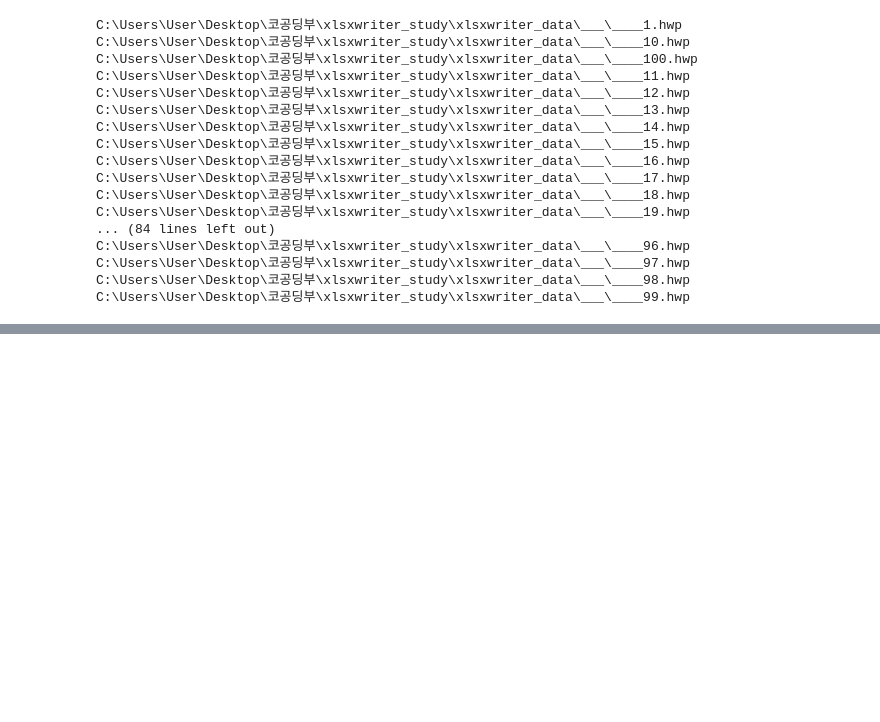
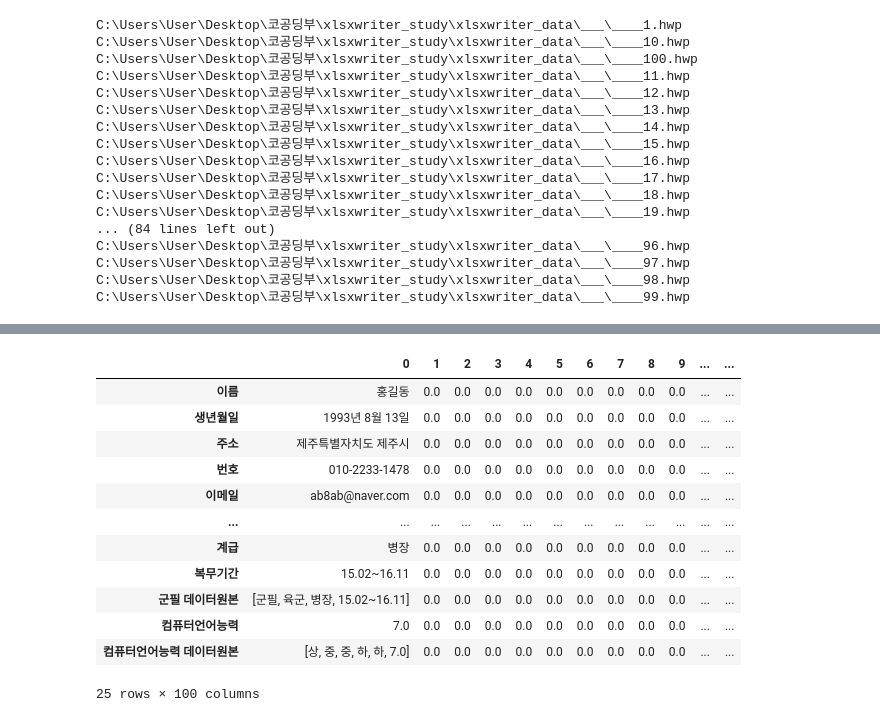
Before and after one commit to dkdlel6887/codingtest_preparing, a Jupyter notebook: xlsxwriter_study/xlsxwriter_06.ipynb, the cells around one changed output, grey strips where cells are left out. Saved outputs shown, nothing was run; the diff lists cells and outputs as text; code cells hidden in the pictures; blank space fills up the shorter version.

```diff
--- a/xlsxwriter_study/xlsxwriter_06.ipynb
+++ b/xlsxwriter_study/xlsxwriter_06.ipynb
@@ -437,0 +564,10 @@ os.listdir()
+# %%
+origin_data = [
+    ['홍길동', '1993년 8월 13일', '제주특별자치도 제주시', '010-2233-1478', 'ab8ab@naver.com'],
+    ['건국대학교', '컴퓨터공학과', 10, '졸업', '건국'],
+    [725, 9],
+    [['정보처리기사', '한국산업인력공단', '19.05.22', '한국사능력검정 1급', '국사편찬위원회', '19.08.23'], ['정보처리기사', '한국사능력검정 1급'], 5],
+    [['빅데이터 전략 마에스트로'], 2],
+    ['군필', '육군', '병장', '15.02~16.11'],
+    ['상', '중', '중', '하', '하', 7.0]
+]
@@ -437,0 +623,43 @@ os.listdir()
+# %%
+df[0] = [
+    origin_data[0][0], # 이름
+    origin_data[0][1], # 생년월일
+    origin_data[0][2], # 주소
+    origin_data[0][3], # 번호
+    origin_data[0][4], # 이메일
+    origin_data[0],    ## 확인용 데이터 원본
+    origin_data[1][0], # 학교
+    origin_data[1][1], # 전공
+    origin_data[1][2], # 학점(10점 만점)
+    origin_data[1][3], # 졸업구분
+    origin_data[1][4], # 소재지
+    origin_data[1],    ## 확인용 데이터 원본
+    origin_data[2][1], # 토익(10점 만점)
+    origin_data[2],    ## 확인용 데이터 원본
+    origin_data[3][2], # 자격증 (10점 만점)
+    origin_data[3],    ## 확인용 데이터 원본
+    origin_data[4][1], # 교육/활동/수상 (5점 만점)
+    origin_data[4][0], ## 확인용 데이터 원본
+    origin_data[5][0], # 군필여부
+    origin_data[5][1], # 군별
+    origin_data[5][2], # 계급
+    origin_data[5][3], # 복무기간
+    origin_data[5],    ## 확인용 데이터 원본
+    origin_data[6][-1],# 컴퓨터언어능력 5점 만점
+    origin_data[6],    ## 확인용 데이터 원본
+]
+df
+# %% [output]
+|  | 0 | 1 | 2 | 3 | 4 | 5 | 6 | 7 | 8 | 9 | ... | ... |
+| 이름 | 홍길동 | 0.0 | 0.0 | 0.0 | 0.0 | 0.0 | 0.0 | 0.0 | 0.0 | 0.0 | ... | ... |
+| 생년월일 | 1993년 8월 13일 | 0.0 | 0.0 | 0.0 | 0.0 | 0.0 | 0.0 | 0.0 | 0.0 | 0.0 | ... | ... |
+| 주소 | 제주특별자치도 제주시 | 0.0 | 0.0 | 0.0 | 0.0 | 0.0 | 0.0 | 0.0 | 0.0 | 0.0 | ... | ... |
+| 번호 | 010-2233-1478 | 0.0 | 0.0 | 0.0 | 0.0 | 0.0 | 0.0 | 0.0 | 0.0 | 0.0 | ... | ... |
+| 이메일 | ab8ab@naver.com | 0.0 | 0.0 | 0.0 | 0.0 | 0.0 | 0.0 | 0.0 | 0.0 | 0.0 | ... | ... |
+| ... | ... | ... | ... | ... | ... | ... | ... | ... | ... | ... | ... | ... |
+| 계급 | 병장 | 0.0 | 0.0 | 0.0 | 0.0 | 0.0 | 0.0 | 0.0 | 0.0 | 0.0 | ... | ... |
+| 복무기간 | 15.02~16.11 | 0.0 | 0.0 | 0.0 | 0.0 | 0.0 | 0.0 | 0.0 | 0.0 | 0.0 | ... | ... |
+| 군필 데이터원본 | [군필, 육군, 병장, 15.02~16.11] | 0.0 | 0.0 | 0.0 | 0.0 | 0.0 | 0.0 | 0.0 | 0.0 | 0.0 | ... | ... |
+| 컴퓨터언어능력 | 7.0 | 0.0 | 0.0 | 0.0 | 0.0 | 0.0 | 0.0 | 0.0 | 0.0 | 0.0 | ... | ... |
+| 컴퓨터언어능력 데이터원본 | [상, 중, 중, 하, 하, 7.0] | 0.0 | 0.0 | 0.0 | 0.0 | 0.0 | 0.0 | 0.0 | 0.0 | 0.0 | ... | ... |
+25 rows × 100 columns
```
Also changed, not shown: parts of 58 cells of this notebook.
